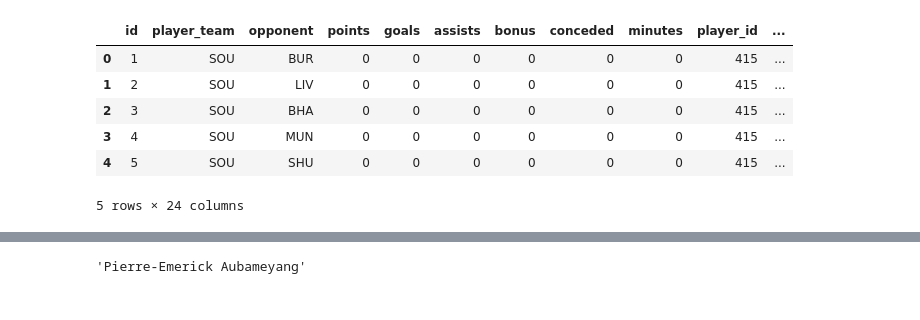
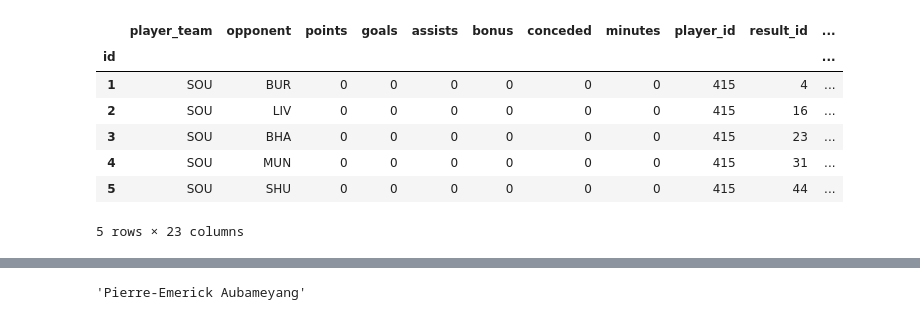
Before and after one commit to alan-turing-institute/AIrsenal, a Jupyter notebook: sandbox/bonus_points.ipynb, the cells around one changed output, grey strips where cells are left out. Cells and saved outputs as stored; diff of their text form; code cells hidden in the pictures.

```diff
--- a/sandbox/bonus_points.ipynb
+++ b/sandbox/bonus_points.ipynb
@@ -13,11 +11,13 @@ query = (
 # %%
-df = pd.read_sql(query.statement, engine)
+df = pd.read_sql(session.query(PlayerScore).statement, engine)
+df.set_index("id", inplace=True)
 df.head()
 # %% [output]
-|  | id | player_team | opponent | points | goals | assists | bonus | conceded | minutes | player_id | ... |
-| 0 | 1 | SOU | BUR | 0 | 0 | 0 | 0 | 0 | 0 | 415 | ... |
-| 1 | 2 | SOU | LIV | 0 | 0 | 0 | 0 | 0 | 0 | 415 | ... |
-| 2 | 3 | SOU | BHA | 0 | 0 | 0 | 0 | 0 | 0 | 415 | ... |
-| 3 | 4 | SOU | MUN | 0 | 0 | 0 | 0 | 0 | 0 | 415 | ... |
-| 4 | 5 | SOU | SHU | 0 | 0 | 0 | 0 | 0 | 0 | 415 | ... |
+|  | player_team | opponent | points | goals | assists | bonus | conceded | minutes | player_id | result_id | ... |
+| id |  |  |  |  |  |  |  |  |  |  | ... |
+| 1 | SOU | BUR | 0 | 0 | 0 | 0 | 0 | 0 | 415 | 4 | ... |
+| 2 | SOU | LIV | 0 | 0 | 0 | 0 | 0 | 0 | 415 | 16 | ... |
+| 3 | SOU | BHA | 0 | 0 | 0 | 0 | 0 | 0 | 415 | 23 | ... |
+| 4 | SOU | MUN | 0 | 0 | 0 | 0 | 0 | 0 | 415 | 31 | ... |
+| 5 | SOU | SHU | 0 | 0 | 0 | 0 | 0 | 0 | 415 | 44 | ... |
-5 rows × 24 columns
+5 rows × 23 columns
```
Also changed, not shown: parts of 32 cells of this notebook.
